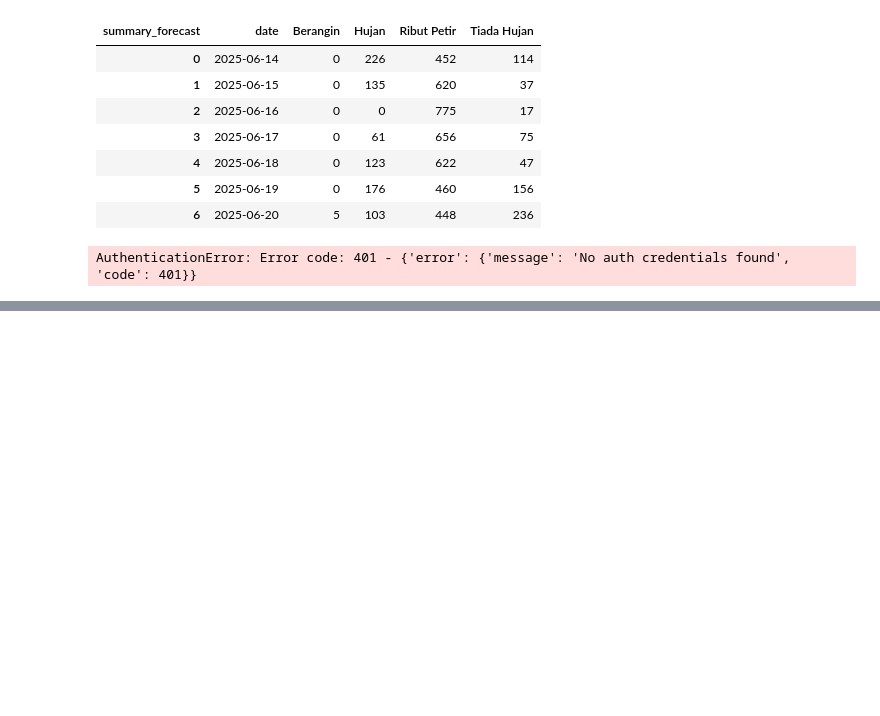
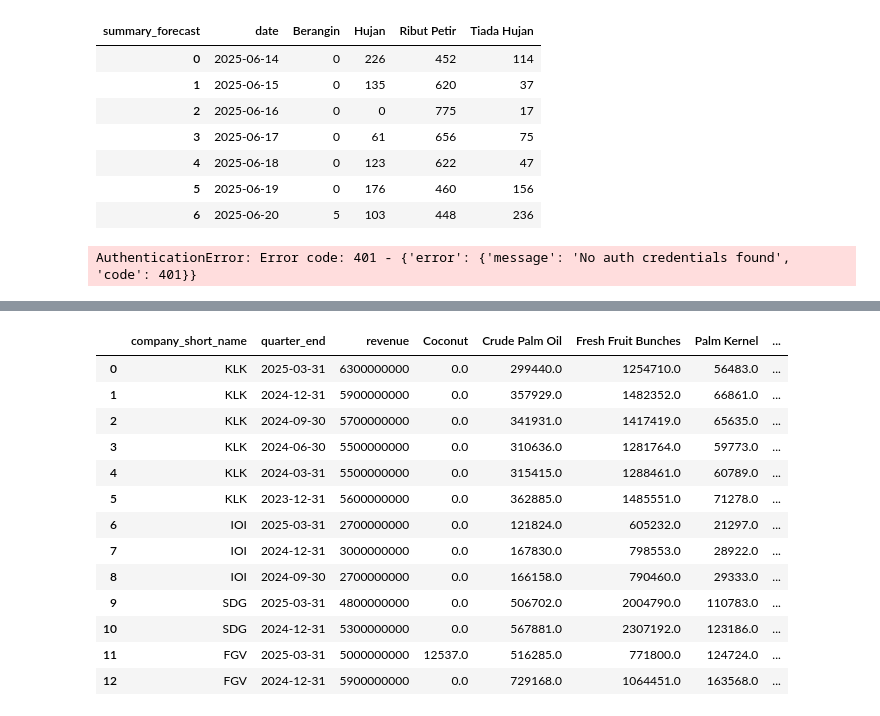
Before and after one commit to derrickgzq/bursa_palmai, a Jupyter notebook: draft.ipynb, the cells around one changed output, grey strips where cells are left out. Drawn from its saved outputs; the diff is of its cells as text; code cells hidden in the pictures; blank space fills up the shorter version.

```diff
--- a/draft.ipynb
+++ b/draft.ipynb
@@ -441,0 +742,17 @@ data
+# %%
+build_revenue_production_df()
+# %% [output]
+|  | company_short_name | quarter_end | revenue | Coconut | Crude Palm Oil | Fresh Fruit Bunches | Palm Kernel | ... |
+| 0 | KLK | 2025-03-31 | 6300000000 | 0.0 | 299440.0 | 1254710.0 | 56483.0 | ... |
+| 1 | KLK | 2024-12-31 | 5900000000 | 0.0 | 357929.0 | 1482352.0 | 66861.0 | ... |
+| 2 | KLK | 2024-09-30 | 5700000000 | 0.0 | 341931.0 | 1417419.0 | 65635.0 | ... |
+| 3 | KLK | 2024-06-30 | 5500000000 | 0.0 | 310636.0 | 1281764.0 | 59773.0 | ... |
+| 4 | KLK | 2024-03-31 | 5500000000 | 0.0 | 315415.0 | 1288461.0 | 60789.0 | ... |
+| 5 | KLK | 2023-12-31 | 5600000000 | 0.0 | 362885.0 | 1485551.0 | 71278.0 | ... |
+| 6 | IOI | 2025-03-31 | 2700000000 | 0.0 | 121824.0 | 605232.0 | 21297.0 | ... |
+| 7 | IOI | 2024-12-31 | 3000000000 | 0.0 | 167830.0 | 798553.0 | 28922.0 | ... |
+| 8 | IOI | 2024-09-30 | 2700000000 | 0.0 | 166158.0 | 790460.0 | 29333.0 | ... |
+| 9 | SDG | 2025-03-31 | 4800000000 | 0.0 | 506702.0 | 2004790.0 | 110783.0 | ... |
+| 10 | SDG | 2024-12-31 | 5300000000 | 0.0 | 567881.0 | 2307192.0 | 123186.0 | ... |
+| 11 | FGV | 2025-03-31 | 5000000000 | 12537.0 | 516285.0 | 771800.0 | 124724.0 | ... |
+| 12 | FGV | 2024-12-31 | 5900000000 | 0.0 | 729168.0 | 1064451.0 | 163568.0 | ... |
```
Also changed, not shown: parts of 8 cells of this notebook, 4 other files.
